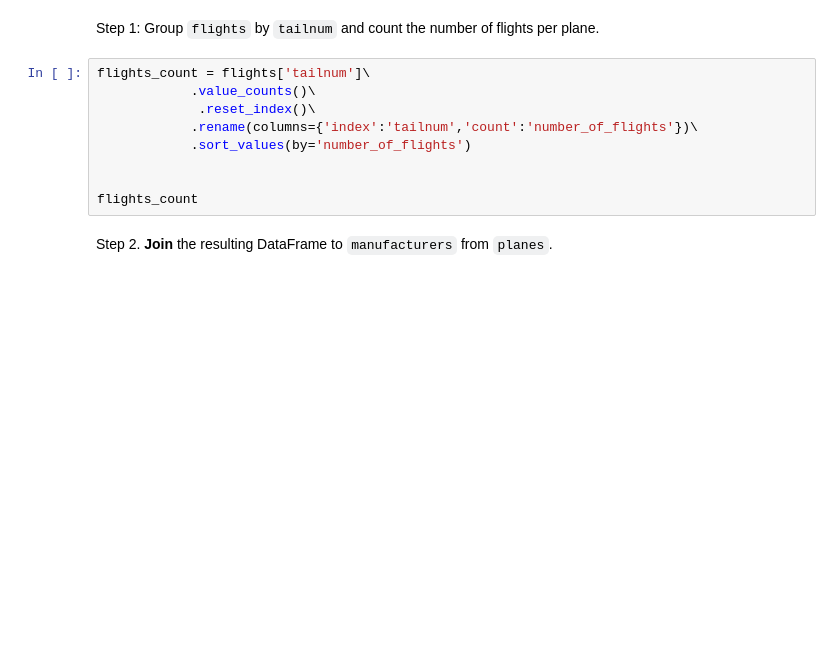
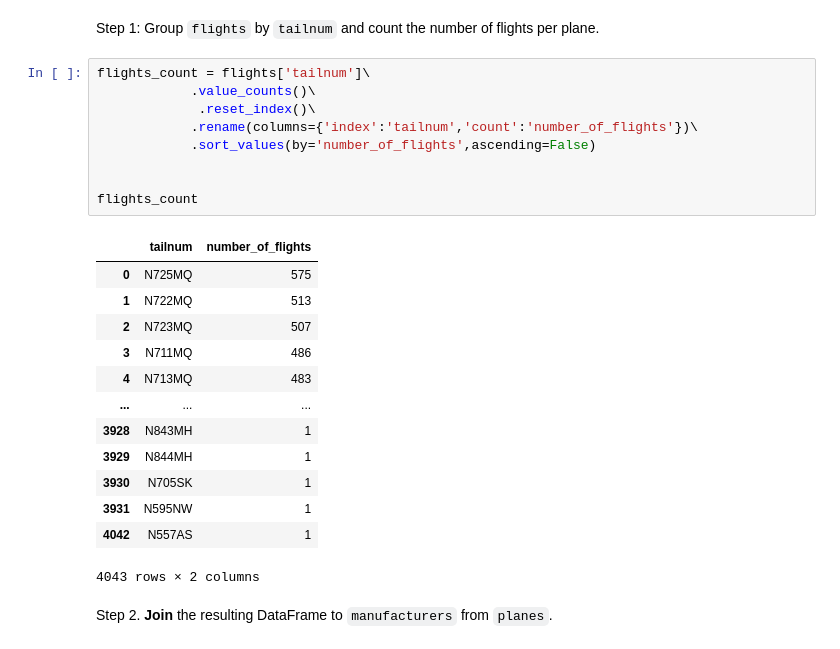
Before and after one commit to Luka-998/PY, a Jupyter notebook: Python Data Science - Learning Path/Lessons with Tasklists/Python07/Session07_Relational structure and pivot.ipynb, the cells around one changed output. Drawn from its saved outputs; the diff is of its cells as text; blank space fills up the shorter version.

```diff
--- a/Python Data Science - Learning Path/Lessons with Tasklists/Python07/Session07_Relational structure and pivot.ipynb
+++ b/Python Data Science - Learning Path/Lessons with Tasklists/Python07/Session07_Relational structure and pivot.ipynb
@@ -43,12 +79,26 @@ Step 1: Group `flights` by `tailnum` and count the number of flights per plane.
 # %%
 flights_count = flights['tailnum']\
             .value_counts()\
              .reset_index()\
             .rename(columns={'index':'tailnum','count':'number_of_flights'})\
-            .sort_values(by='number_of_flights')
+            .sort_values(by='number_of_flights',ascending=False)
 
 
 flights_count
+# %% [output]
+|  | tailnum | number_of_flights |
+| 0 | N725MQ | 575 |
+| 1 | N722MQ | 513 |
+| 2 | N723MQ | 507 |
+| 3 | N711MQ | 486 |
+| 4 | N713MQ | 483 |
+| ... | ... | ... |
+| 3928 | N843MH | 1 |
+| 3929 | N844MH | 1 |
+| 3930 | N705SK | 1 |
+| 3931 | N595NW | 1 |
+| 4042 | N557AS | 1 |
+4043 rows × 2 columns
 # %% [markdown]
 Step 2. **Join** the resulting DataFrame to `manufacturers` from `planes`.
 # %%
```
Also changed, not shown: parts of 37 cells of this notebook, 2 other files.
